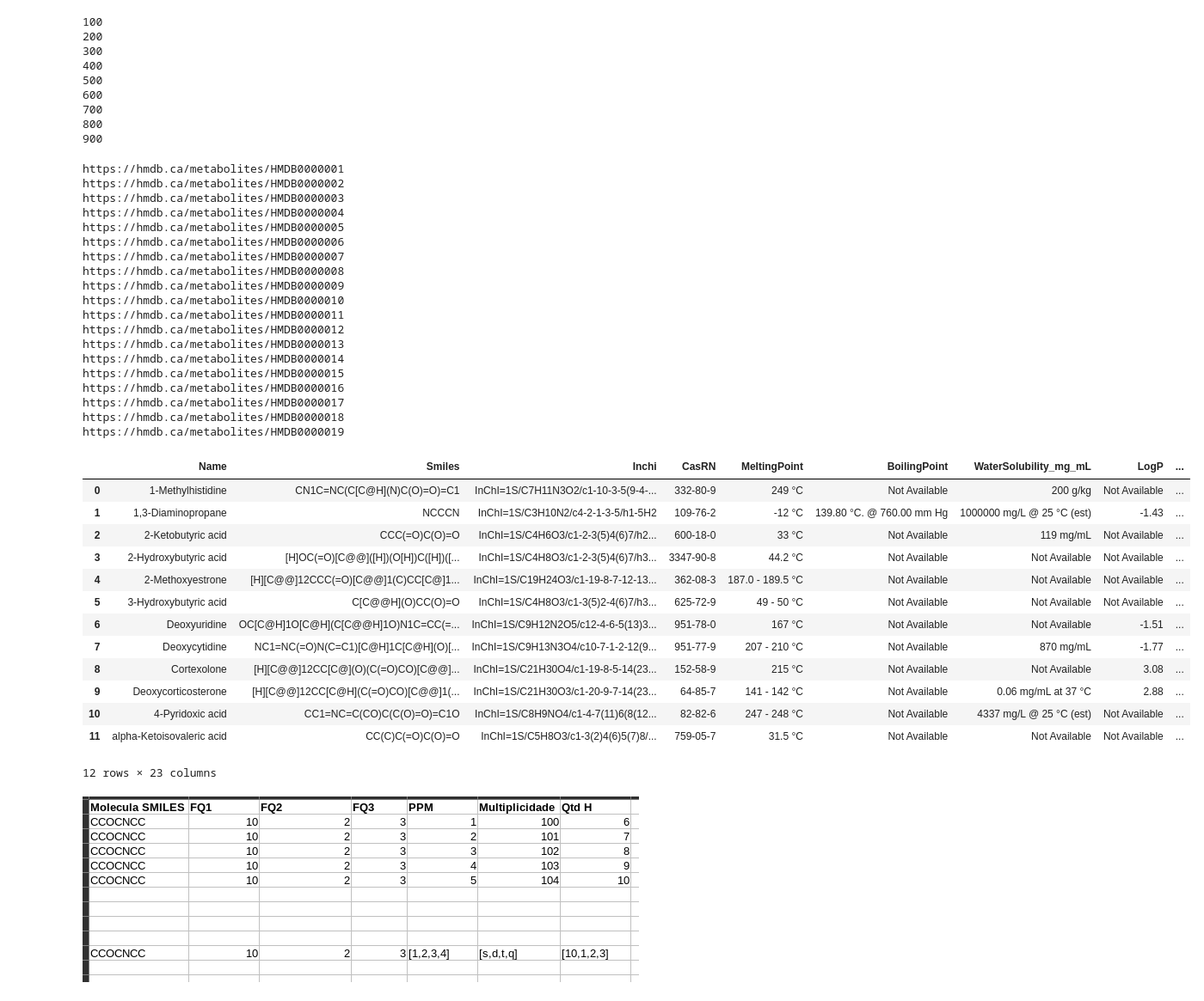
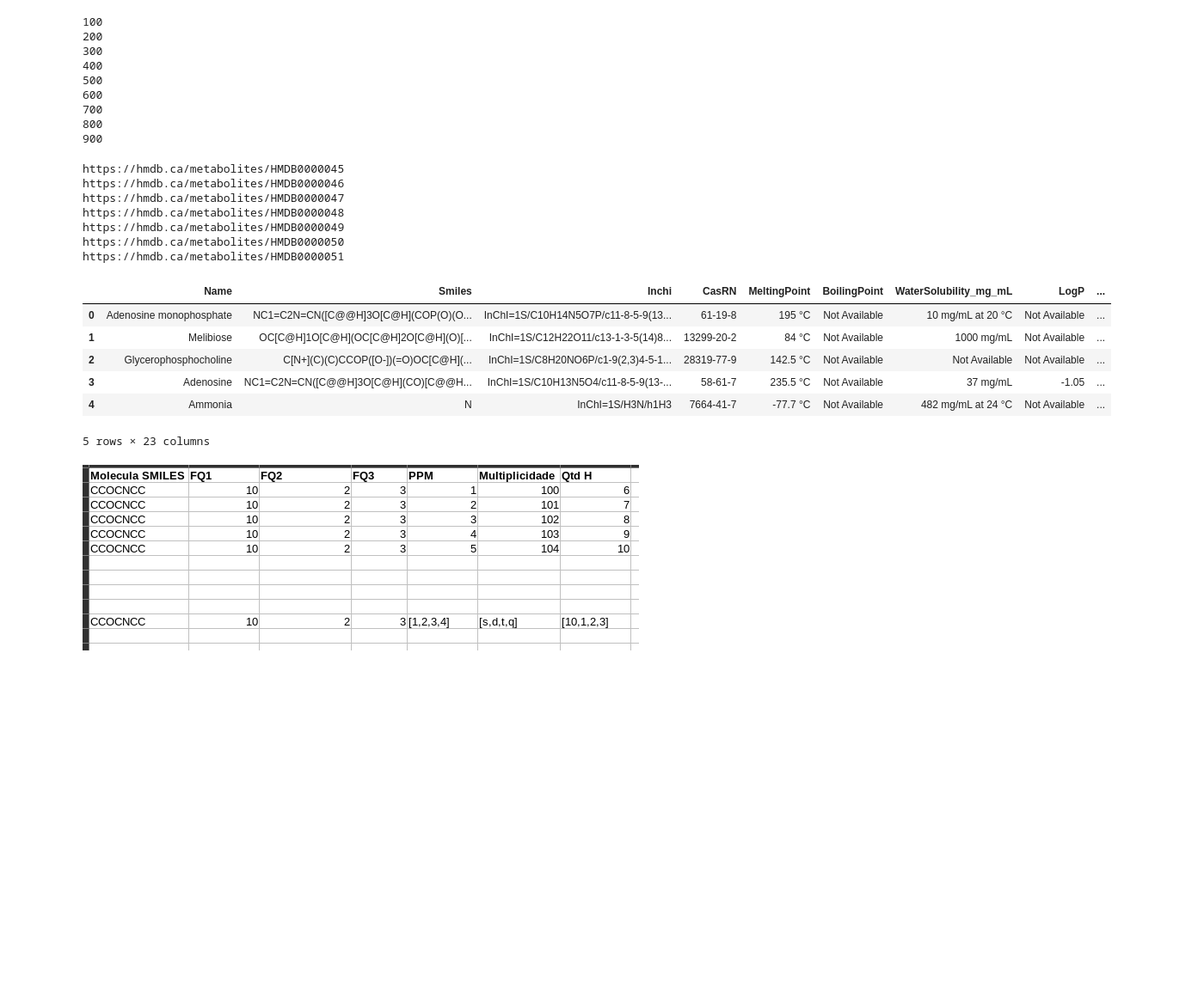
Before and after one commit to jeffrichardchemistry/hmdbwebscraping, a Jupyter notebook: notebooks/HMDB_Webscraping.ipynb, the cells around one changed output. Shown: that part at 86% size. Cells and saved outputs as stored; diff of their text form; code cells hidden in the pictures; blank space fills up the shorter version.

```diff
--- a/notebooks/HMDB_Webscraping.ipynb
+++ b/notebooks/HMDB_Webscraping.ipynb
@@ -4,7 +4,7 @@ from bs4 import BeautifulSoup
 import pandas as pd
 from tqdm import tqdm
 # %%
-site = 'https://hmdb.ca/metabolites/HMDB0094689'
+site = 'https://hmdb.ca/metabolites/HMDB0000821'
 
 response = requests.get(site)
 response
@@ -128,7 +128,8 @@ site = 'https://hmdb.ca/metabolites/HMDB0094689'
 #site = 'https://hmdb.ca/metabolites/HMDB0002994'
 #site = 'https://hmdb.ca/metabolites/HMDB0000055'
 #site = 'https://hmdb.ca/metabolites/HMDB0006228'
-
+site = 'https://hmdb.ca/metabolites/HMDB0000821' #possui 1H e 13C experimental
+site = 'https://hmdb.ca/metabolites/HMDB0000050' #possui 1H e 13C exp
 #site = 'https://hmdb.ca/metabolites/HMDB0000057' #wrong molecule
 
 response = requests.get(site)
@@ -261,6 +255,7 @@ getNMRdata(infolink=data,souphtml=soup)
    [[75.47], [66.37], [66.37]]],
   '1H NMR Spectrum (1D, 500 MHz, D2O, predicted)']}
 # %%
+import numpy as np
 #pegando pegando link dos espectros espectros
 
 tableinformation = soup.find_all('table', class_="table-inner nmr-table")
@@ -272,9 +267,11 @@ try:
     allspectra_tags = tableinformation[0].find_all("tbody")[0].find_all("tr")
 
     for tr in allspectra_tags:
-        if tr.find('td').get_text() == 'Experimental 1D NMR':
+        #print(tr.find('td'))
+        #if tr.find('td').get_text() == 'Experimental 1D NMR':
+        if tr.find('td').get_text() == 'Experimental 1D NMR' and '1H NMR Spectrum' in [tds.get_text() for tds in tr.find_all('td')][1]:
             label_experimental = [tds.get_text() for tds in tr.find_all('td')][1]
-
+            print(label_experimental)
             linktagEXP = tr.find('td').find_next_sibling('td').find_next_sibling('td').find_next_sibling('td').find_next_sibling('td').find('a')['href']
             link2nmrEXP = 'https://hmdb.ca'+linktagEXP
 
@@ -628,7 +626,8 @@ class Scraping:
             allspectra_tags = tableinformation[0].find_all("tbody")[0].find_all("tr")
 
             for tr in allspectra_tags:
-                if tr.find('td').get_text() == 'Experimental 1D NMR':
+                #if tr.find('td').get_text() == 'Experimental 1D NMR': #pega o ultimo dado experimental, 13C sempre fica deopis do 1H
+                if tr.find('td').get_text() == 'Experimental 1D NMR' and '1H NMR Spectrum' in [tds.get_text() for tds in tr.find_all('td')][1]:
                     label_experimental = [tds.get_text() for tds in tr.find_all('td')][1]
 
                     linktagEXP = tr.find('td').find_next_sibling('td').find_next_sibling('td').find_next_sibling('td').find_next_sibling('td').find('a')['href']
@@ -650,41 +649,22 @@ class Scraping:
         return label_link
 # %%
 sc = Scraping(pathname='/home/jefferson/data3.txt')
-sc.fit(initialID=1,finalID=20)
+sc.fit(initialID=45,finalID=52)
 # %% [output]
-https://hmdb.ca/metabolites/HMDB0000001
-https://hmdb.ca/metabolites/HMDB0000002
-https://hmdb.ca/metabolites/HMDB0000003
-https://hmdb.ca/metabolites/HMDB0000004
-https://hmdb.ca/metabolites/HMDB0000005
-https://hmdb.ca/metabolites/HMDB0000006
-https://hmdb.ca/metabolites/HMDB0000007
-https://hmdb.ca/metabolites/HMDB0000008
-https://hmdb.ca/metabolites/HMDB0000009
-https://hmdb.ca/metabolites/HMDB0000010
-https://hmdb.ca/metabolites/HMDB0000011
-https://hmdb.ca/metabolites/HMDB0000012
-https://hmdb.ca/metabolites/HMDB0000013
-https://hmdb.ca/metabolites/HMDB0000014
-https://hmdb.ca/metabolites/HMDB0000015
-https://hmdb.ca/metabolites/HMDB0000016
-https://hmdb.ca/metabolites/HMDB0000017
-https://hmdb.ca/metabolites/HMDB0000018
-https://hmdb.ca/metabolites/HMDB0000019
+https://hmdb.ca/metabolites/HMDB0000045
+https://hmdb.ca/metabolites/HMDB0000046
+https://hmdb.ca/metabolites/HMDB0000047
+https://hmdb.ca/metabolites/HMDB0000048
+https://hmdb.ca/metabolites/HMDB0000049
+https://hmdb.ca/metabolites/HMDB0000050
+https://hmdb.ca/metabolites/HMDB0000051
 |  | Name | Smiles | Inchi | CasRN | MeltingPoint | BoilingPoint | WaterSolubility_mg_mL | LogP | ... |
-| 0 | 1-Methylhistidine | CN1C=NC(C[C@H](N)C(O)=O)=C1 | InChI=1S/C7H11N3O2/c1-10-3-5(9-4-... | 332-80-9 | 249 °C | Not Available | 200 g/kg | Not Available | ... |
-| 1 | 1,3-Diaminopropane | NCCCN | InChI=1S/C3H10N2/c4-2-1-3-5/h1-5H2 | 109-76-2 | -12 °C | 139.80 °C. @ 760.00 mm Hg | 1000000 mg/L @ 25 °C (est) | -1.43 | ... |
-| 2 | 2-Ketobutyric acid | CCC(=O)C(O)=O | InChI=1S/C4H6O3/c1-2-3(5)4(6)7/h2... | 600-18-0 | 33 °C | Not Available | 119 mg/mL | Not Available | ... |
-| 3 | 2-Hydroxybutyric acid | [H]OC(=O)[C@@]([H])(O[H])C([H])([... | InChI=1S/C4H8O3/c1-2-3(5)4(6)7/h3... | 3347-90-8 | 44.2 °C | Not Available | Not Available | Not Available | ... |
-| 4 | 2-Methoxyestrone | [H][C@@]12CCC(=O)[C@@]1(C)CC[C@]1... | InChI=1S/C19H24O3/c1-19-8-7-12-13... | 362-08-3 | 187.0 - 189.5 °C | Not Available | Not Available | Not Available | ... |
-| 5 | 3-Hydroxybutyric acid | C[C@@H](O)CC(O)=O | InChI=1S/C4H8O3/c1-3(5)2-4(6)7/h3... | 625-72-9 | 49 - 50 °C | Not Available | Not Available | Not Available | ... |
-| 6 | Deoxyuridine | OC[C@H]1O[C@H](C[C@@H]1O)N1C=CC(=... | InChI=1S/C9H12N2O5/c12-4-6-5(13)3... | 951-78-0 | 167 °C | Not Available | Not Available | -1.51 | ... |
-| 7 | Deoxycytidine | NC1=NC(=O)N(C=C1)[C@H]1C[C@H](O)[... | InChI=1S/C9H13N3O4/c10-7-1-2-12(9... | 951-77-9 | 207 - 210 °C | Not Available | 870 mg/mL | -1.77 | ... |
-| 8 | Cortexolone | [H][C@@]12CC[C@](O)(C(=O)CO)[C@@]... | InChI=1S/C21H30O4/c1-19-8-5-14(23... | 152-58-9 | 215 °C | Not Available | Not Available | 3.08 | ... |
-| 9 | Deoxycorticosterone | [H][C@@]12CC[C@H](C(=O)CO)[C@@]1(... | InChI=1S/C21H30O3/c1-20-9-7-14(23... | 64-85-7 | 141 - 142 °C | Not Available | 0.06 mg/mL at 37 °C | 2.88 | ... |
-| 10 | 4-Pyridoxic acid | CC1=NC=C(CO)C(C(O)=O)=C1O | InChI=1S/C8H9NO4/c1-4-7(11)6(8(12... | 82-82-6 | 247 - 248 °C | Not Available | 4337 mg/L @ 25 °C (est) | Not Available | ... |
-| 11 | alpha-Ketoisovaleric acid | CC(C)C(=O)C(O)=O | InChI=1S/C5H8O3/c1-3(2)4(6)5(7)8/... | 759-05-7 | 31.5 °C | Not Available | Not Available | Not Available | ... |
+| 0 | Adenosine monophosphate | NC1=C2N=CN([C@@H]3O[C@H](COP(O)(O... | InChI=1S/C10H14N5O7P/c11-8-5-9(13... | 61-19-8 | 195 °C | Not Available | 10 mg/mL at 20 °C | Not Available | ... |
+| 1 | Melibiose | OC[C@H]1O[C@H](OC[C@H]2O[C@H](O)[... | InChI=1S/C12H22O11/c13-1-3-5(14)8... | 13299-20-2 | 84 °C | Not Available | 1000 mg/mL | Not Available | ... |
+| 2 | Glycerophosphocholine | C[N+](C)(C)CCOP([O-])(=O)OC[C@H](... | InChI=1S/C8H20NO6P/c1-9(2,3)4-5-1... | 28319-77-9 | 142.5 °C | Not Available | Not Available | Not Available | ... |
+| 3 | Adenosine | NC1=C2N=CN([C@@H]3O[C@H](CO)[C@@H... | InChI=1S/C10H13N5O4/c11-8-5-9(13-... | 58-61-7 | 235.5 °C | Not Available | 37 mg/mL | -1.05 | ... |
+| 4 | Ammonia | N | InChI=1S/H3N/h1H3 | 7664-41-7 | -77.7 °C | Not Available | 482 mg/mL at 24 °C | Not Available | ... |
-12 rows × 23 columns
+5 rows × 23 columns
 # %%
 hmdscr = HMDB_Scraping()
 hmdscr.fit(path_to_save_csv='meu_path')
```
Also changed, not shown: parts of 5 cells of this notebook, 1 other file.
